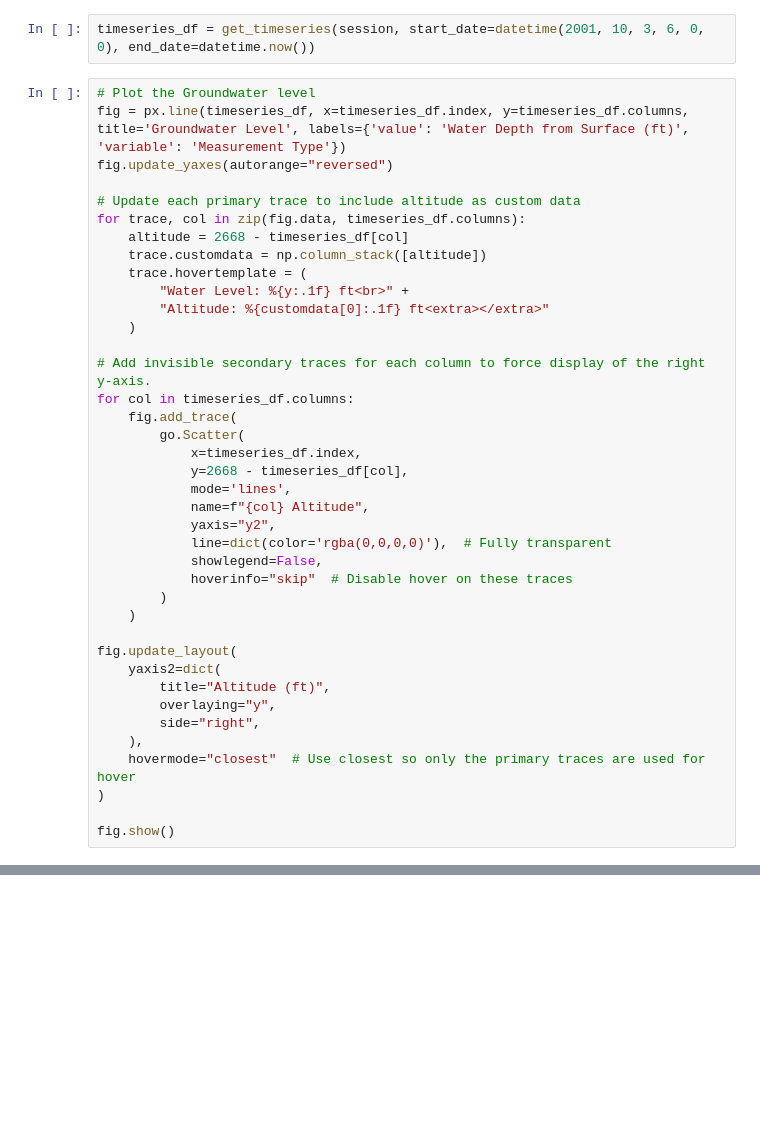
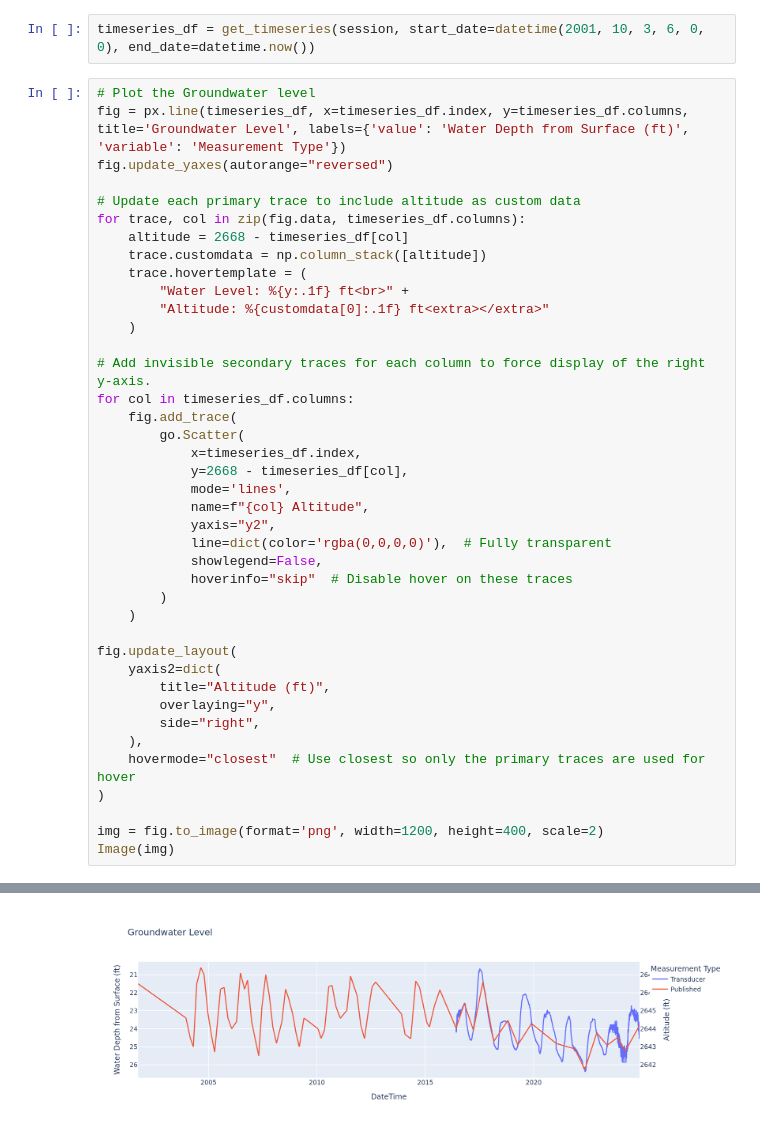
Before and after one commit to ddrinka/BoiseGroundWater, a Jupyter notebook: notebooks/catalpa_well_data.ipynb, the cells around one changed output, grey strips where cells are left out. Cells and saved outputs as stored; diff of their text form; blank space fills up the shorter version.

Commit message:
Only display the image, not the interactive graph.

```diff
--- a/notebooks/catalpa_well_data.ipynb
+++ b/notebooks/catalpa_well_data.ipynb
@@ -98,5 +99,6 @@ fig.update_layout(
     hovermode="closest"  # Use closest so only the primary traces are used for hover
 )
 
-fig.show()
+img = fig.to_image(format='png', width=1200, height=400, scale=2)
+Image(img)
 # %% [output]
@@ -103,0 +105 @@ fig.show()
+[figure, added]
```
Also changed, not shown: parts of 2 cells of this notebook.
